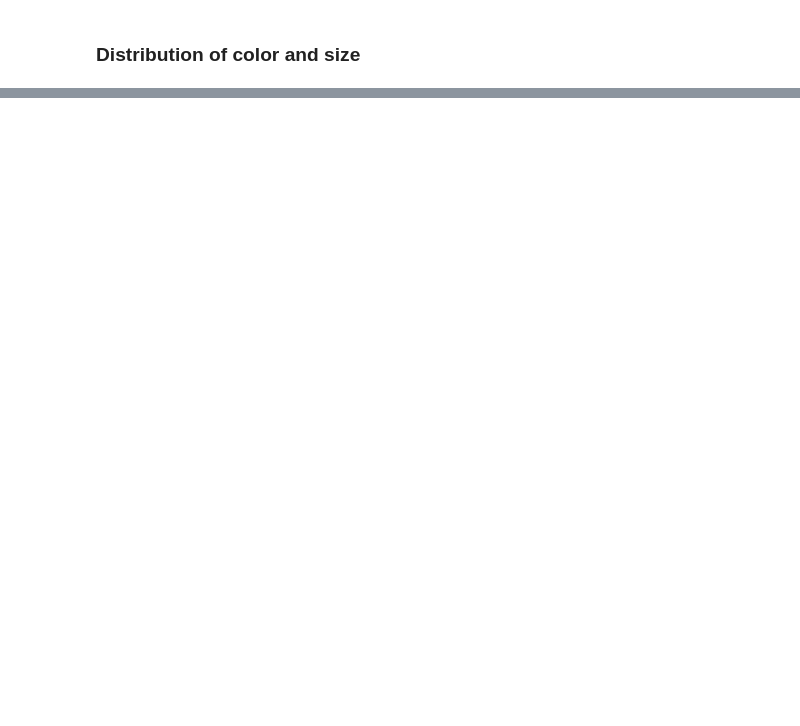
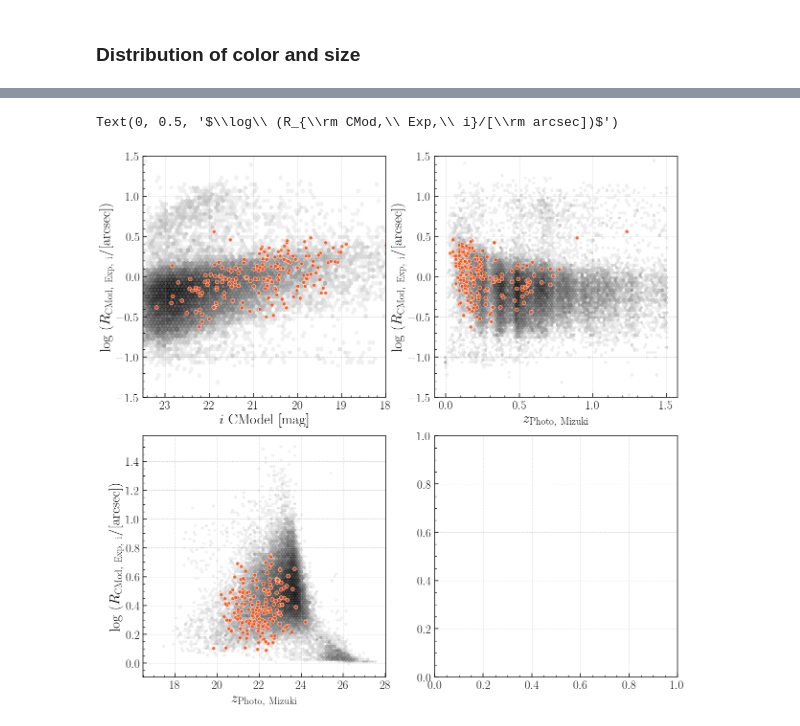
Before and after one commit to MerianSurvey/caterpillar, a Jupyter notebook: notebook/sandbox/pdr2_wide_cosmos_broad_cut.ipynb, the cells around one changed output, grey strips where cells are left out. Cells and saved outputs as stored; diff of their text form; code cells hidden in the pictures; blank space fills up the shorter version.

Commit message:
Look into the COSMOS dwarfs

```diff
--- a/notebook/sandbox/pdr2_wide_cosmos_broad_cut.ipynb
+++ b/notebook/sandbox/pdr2_wide_cosmos_broad_cut.ipynb
@@ -133,0 +55,4 @@ len(pdr2_cos_bsm)
+# %%
+pdr2_cos_bsm = Table.read(os.path.join(merian_dir, 'cosmos', 'pdr2_cosmos_wide_broad_cut_bsm.fits'))
+
+len(pdr2_cos_bsm)
@@ -133,0 +93,2 @@ len(pdr2_cos_bsm)
+# %%
+pdr2_match_bsm = Table.read(os.path.join(merian_dir, 'cosmos', 'pdr2_cosmos_dwarf_match_5arcsec_bsm.fits'))
@@ -256,0 +118,61 @@ _ = plt.xlabel(r'$R_{\rm e}\ [\rm arcsec]$', fontsize=30)
+# %%
+fig, axs = plt.subplots(2, 2, figsize=(20, 20))
+plt.subplots_adjust(hspace=0.16)
+
+# Magnitude-Size
+ax1 = axs[0, 0]
+
+_ = ax1.hexbin(
+    pdr2_cos_bsm['i_cmodel_mag'], np.log10(pdr2_cos_bsm['i_cmodel_exp_ellipse_r']),
+    extent=(17.5, 24.2, -2.5, 1.6), cmap='Greys', bins='log', gridsize=(80, 50),
+    alpha=0.8)
+
+_ = ax1.scatter(
+    pdr2_match_bsm['i_cmodel_mag'], np.log10(pdr2_match_bsm['i_cmodel_exp_ellipse_r']),
+    s=60, alpha=0.8, facecolor='orangered', edgecolor='w')
+
+ax1.set_xlim(23.5, 18.0)
+ax1.set_ylim(-1.5, 1.5)
+
+ax1.set_xlabel(r'$i\ \rm CModel\ [mag]$', fontsize=30)
+ax1.set_ylabel(r'$\log\ (R_{\rm CMod,\ Exp,\ i}/[\rm arcsec])$', fontsize=30)
+
+# Photo-z-Size
+ax2 = axs[0, 1]
+
+_ = ax2.hexbin(
+    pdr2_cos_bsm['photoz_best'], np.log10(pdr2_cos_bsm['i_cmodel_exp_ellipse_r']),
+    extent=(0, 1.5, -1.5, 1.6), cmap='Greys', bins='log', gridsize=(80, 50),
+    alpha=0.8)
+
+_ = ax2.scatter(
+    pdr2_match_bsm['photoz_best'], np.log10(pdr2_match_bsm['i_cmodel_exp_ellipse_r']),
+    s=60, alpha=0.8, facecolor='orangered', edgecolor='w')
+
+#ax2.set_xlim(23.5, 18.0)
+ax2.set_ylim(-1.5, 1.5)
+
+ax2.set_xlabel(r'$z_{\rm Photo,\ Mizuki}$', fontsize=30)
+ax2.set_ylabel(r'$\log\ (R_{\rm CMod,\ Exp,\ i}/[\rm arcsec])$', fontsize=30)
+
+# Photo-z-Size
+ax3 = axs[1, 0]
+
+_ = ax3.hexbin(
+    (-2.5 * np.log10(pdr2_cos_bsm['r_undeblended_convolvedflux_2_15_flux']) + 31.4),
+    (pdr2_cos_bsm['r_undeblended_convolvedflux_2_15_flux'] / pdr2_cos_bsm['i_cmodel_flux']),
+    extent=(17.0, 27.5, -0.02, 1.5), cmap='Greys', bins='log', gridsize=(80, 50), alpha=0.8)
+
+_ = ax3.scatter(
+    (-2.5 * np.log10(pdr2_match_bsm['r_undeblended_convolvedflux_2_15_flux']) + 31.4),
+    (pdr2_match_bsm['r_undeblended_convolvedflux_2_15_flux'] / pdr2_match_bsm['i_cmodel_flux']),
+    s=60, alpha=0.8, facecolor='orangered', edgecolor='w')
+
+#ax3.set_xlim(23.5, 18.0)
+#ax3.set_ylim(-1.5, 1.5)
+
+ax3.set_xlabel(r'$z_{\rm Photo,\ Mizuki}$', fontsize=30)
+ax3.set_ylabel(r'$\log\ (R_{\rm CMod,\ Exp,\ i}/[\rm arcsec])$', fontsize=30)
+# %% [output]
+Text(0, 0.5, '$\\log\\ (R_{\\rm CMod,\\ Exp,\\ i}/[\\rm arcsec])$')
+[figure, added]
```
Also changed, not shown: parts of 32 cells of this notebook, 1 other file.
